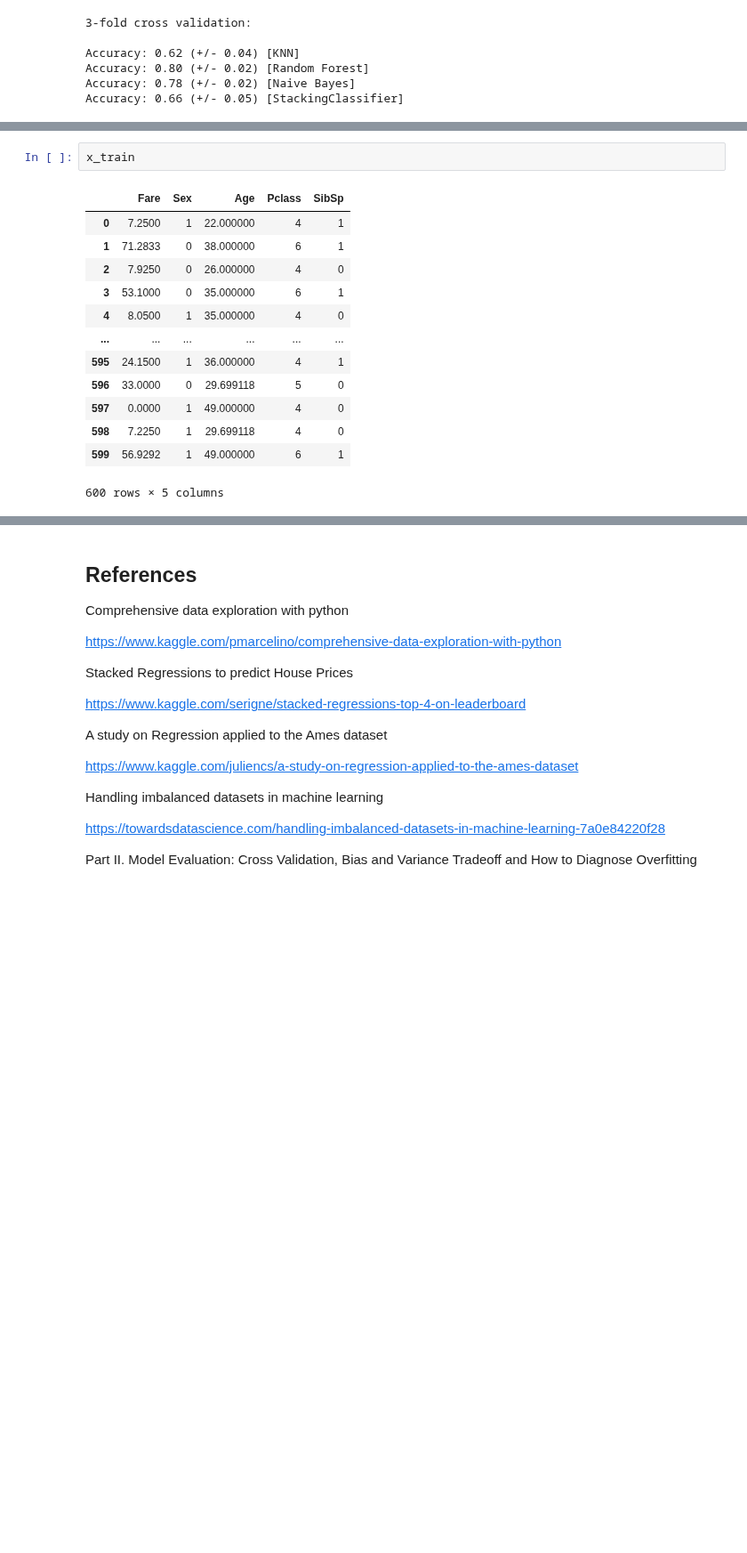
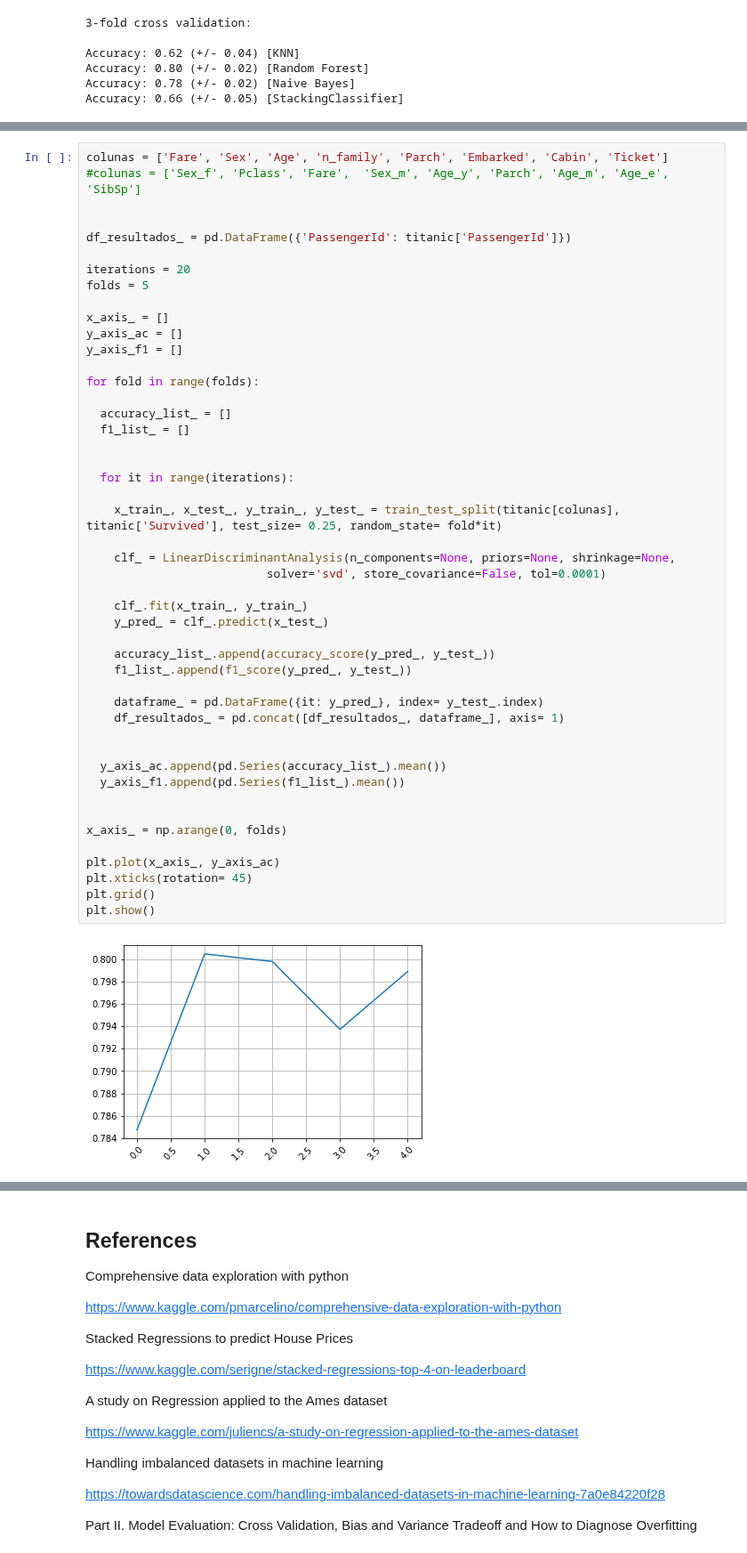
Before and after one commit to LeoFernanndes/notebooks, a Jupyter notebook: titanic_3.ipynb, the cells around one changed output, grey strips where cells are left out. Shown at 89% size. Cells and saved outputs as stored; diff of their text form; blank space fills up the shorter version.

```diff
--- a/titanic_3.ipynb
+++ b/titanic_3.ipynb
@@ -425,16 +425,49 @@ plt.show()
-# %%
-x_train
-# %% [output]
-|  | Fare | Sex | Age | Pclass | SibSp |
-| 0 | 7.2500 | 1 | 22.000000 | 4 | 1 |
-| 1 | 71.2833 | 0 | 38.000000 | 6 | 1 |
-| 2 | 7.9250 | 0 | 26.000000 | 4 | 0 |
-| 3 | 53.1000 | 0 | 35.000000 | 6 | 1 |
-| 4 | 8.0500 | 1 | 35.000000 | 4 | 0 |
-| ... | ... | ... | ... | ... | ... |
-| 595 | 24.1500 | 1 | 36.000000 | 4 | 1 |
-| 596 | 33.0000 | 0 | 29.699118 | 5 | 0 |
-| 597 | 0.0000 | 1 | 49.000000 | 4 | 0 |
-| 598 | 7.2250 | 1 | 29.699118 | 4 | 0 |
-| 599 | 56.9292 | 1 | 49.000000 | 6 | 1 |
-600 rows × 5 columns
+# %%
+colunas = ['Fare', 'Sex', 'Age', 'n_family', 'Parch', 'Embarked', 'Cabin', 'Ticket']
+#colunas = ['Sex_f', 'Pclass', 'Fare',  'Sex_m', 'Age_y', 'Parch', 'Age_m', 'Age_e', 'SibSp']
+
+
+df_resultados_ = pd.DataFrame({'PassengerId': titanic['PassengerId']})
+
+iterations = 20
+folds = 5
+
+x_axis_ = []
+y_axis_ac = []
+y_axis_f1 = []
+
+for fold in range(folds):
+
+  accuracy_list_ = []
+  f1_list_ = []
+
+
+  for it in range(iterations):
+
+    x_train_, x_test_, y_train_, y_test_ = train_test_split(titanic[colunas], titanic['Survived'], test_size= 0.25, random_state= fold*it)
+
+    clf_ = LinearDiscriminantAnalysis(n_components=None, priors=None, shrinkage=None,
+                          solver='svd', store_covariance=False, tol=0.0001)
+
+    clf_.fit(x_train_, y_train_)
+    y_pred_ = clf_.predict(x_test_)
+
+    accuracy_list_.append(accuracy_score(y_pred_, y_test_))
+    f1_list_.append(f1_score(y_pred_, y_test_))
+
+    dataframe_ = pd.DataFrame({it: y_pred_}, index= y_test_.index)
+    df_resultados_ = pd.concat([df_resultados_, dataframe_], axis= 1)
+
+
+  y_axis_ac.append(pd.Series(accuracy_list_).mean())
+  y_axis_f1.append(pd.Series(f1_list_).mean())
+
+
+x_axis_ = np.arange(0, folds)
+
+plt.plot(x_axis_, y_axis_ac)
+plt.xticks(rotation= 45)
+plt.grid()
+plt.show()
+# %% [output]
+[figure, added]
```
Also changed, not shown: parts of 4 cells of this notebook.
